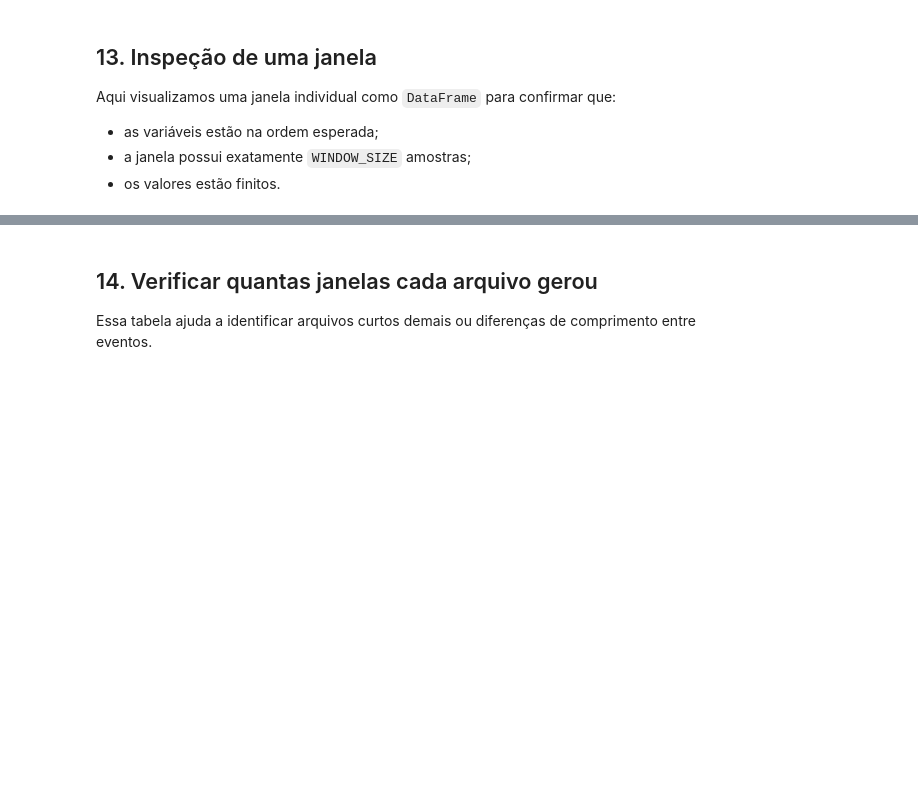
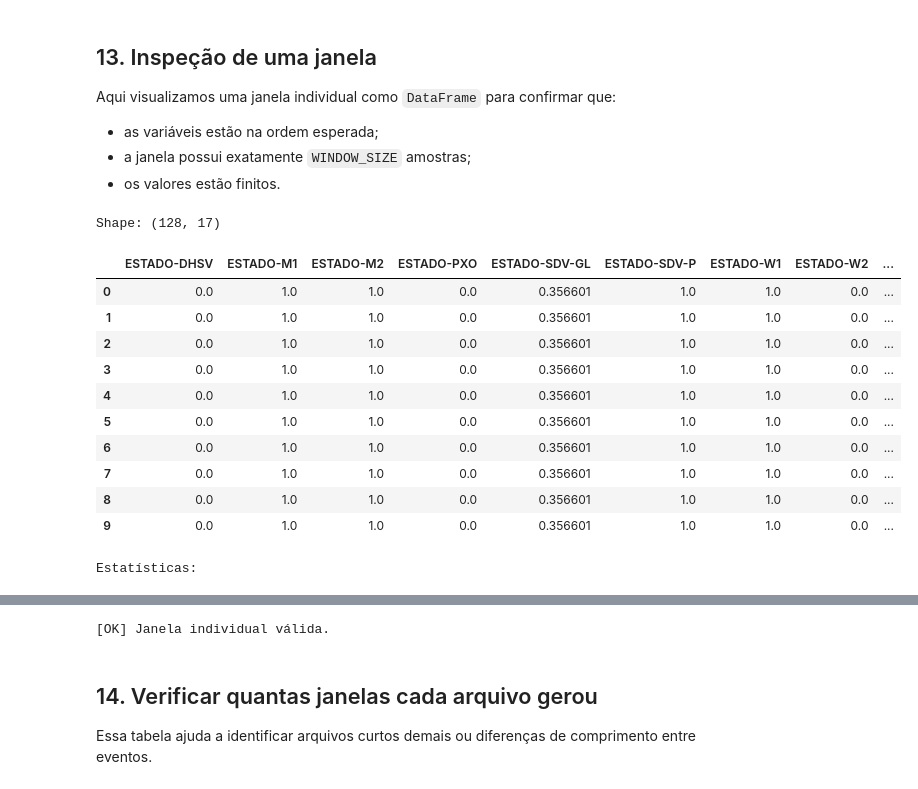
Before and after one commit to bcmarti/3W-unsupervised-learning, a Jupyter notebook: moment_projetos/test2_unlabeled_data_preprocessing.ipynb, the cells around one changed output, grey strips where cells are left out. Saved outputs shown, nothing was run; the diff lists cells and outputs as text; code cells hidden in the pictures; blank space fills up the shorter version.

```diff
--- a/moment_projetos/test2_unlabeled_data_preprocessing.ipynb
+++ b/moment_projetos/test2_unlabeled_data_preprocessing.ipynb
@@ -768,26 +842,56 @@ Aqui visualizamos uma janela individual como `DataFrame` para confirmar que:
 - os valores estão finitos.
 # %%
 if len(X) > 0:
+
+    # Variáveis efetivamente utilizadas após o pré-processamento
+    window_variables = (
+        transformed_ds[0]
+        .signal
+        .columns
+        .tolist()
+    )
+
     first_window_df = pd.DataFrame(
         X[0],
-        columns=signal_columns,
+        columns=window_variables,
     )
 
     print("Shape:", first_window_df.shape)
+
     display(first_window_df.head(10))
 
     print("\nEstatísticas:")
     display(first_window_df.describe())
 
     assert first_window_df.shape == (
         WINDOW_SIZE,
-        len(signal_columns),
+        len(window_variables),
     )
 
+    assert np.isfinite(
+        first_window_df.to_numpy()
+    ).all()
+
     print("[OK] Janela individual válida.")
+
 else:
+
     print(
         "Nenhuma janela foi gerada. "
         "Verifique se os eventos possuem pelo menos "
         f"{WINDOW_SIZE} amostras."
     )
+# %% [output]
+Shape: (128, 17)
+|  | ESTADO-DHSV | ESTADO-M1 | ESTADO-M2 | ESTADO-PXO | ESTADO-SDV-GL | ESTADO-SDV-P | ESTADO-W1 | ESTADO-W2 | ... |
+| 0 | 0.0 | 1.0 | 1.0 | 0.0 | 0.356601 | 1.0 | 1.0 | 0.0 | ... |
+| 1 | 0.0 | 1.0 | 1.0 | 0.0 | 0.356601 | 1.0 | 1.0 | 0.0 | ... |
+| 2 | 0.0 | 1.0 | 1.0 | 0.0 | 0.356601 | 1.0 | 1.0 | 0.0 | ... |
+| 3 | 0.0 | 1.0 | 1.0 | 0.0 | 0.356601 | 1.0 | 1.0 | 0.0 | ... |
+| 4 | 0.0 | 1.0 | 1.0 | 0.0 | 0.356601 | 1.0 | 1.0 | 0.0 | ... |
+| 5 | 0.0 | 1.0 | 1.0 | 0.0 | 0.356601 | 1.0 | 1.0 | 0.0 | ... |
+| 6 | 0.0 | 1.0 | 1.0 | 0.0 | 0.356601 | 1.0 | 1.0 | 0.0 | ... |
+| 7 | 0.0 | 1.0 | 1.0 | 0.0 | 0.356601 | 1.0 | 1.0 | 0.0 | ... |
+| 8 | 0.0 | 1.0 | 1.0 | 0.0 | 0.356601 | 1.0 | 1.0 | 0.0 | ... |
+| 9 | 0.0 | 1.0 | 1.0 | 0.0 | 0.356601 | 1.0 | 1.0 | 0.0 | ... |
+Estatísticas:
@@ -794,3 +907,4 @@ else:
+[OK] Janela individual válida.
 # %% [markdown]
 ## 14. Verificar quantas janelas cada arquivo gerou
 
```
Also changed, not shown: parts of 6 cells of this notebook.
